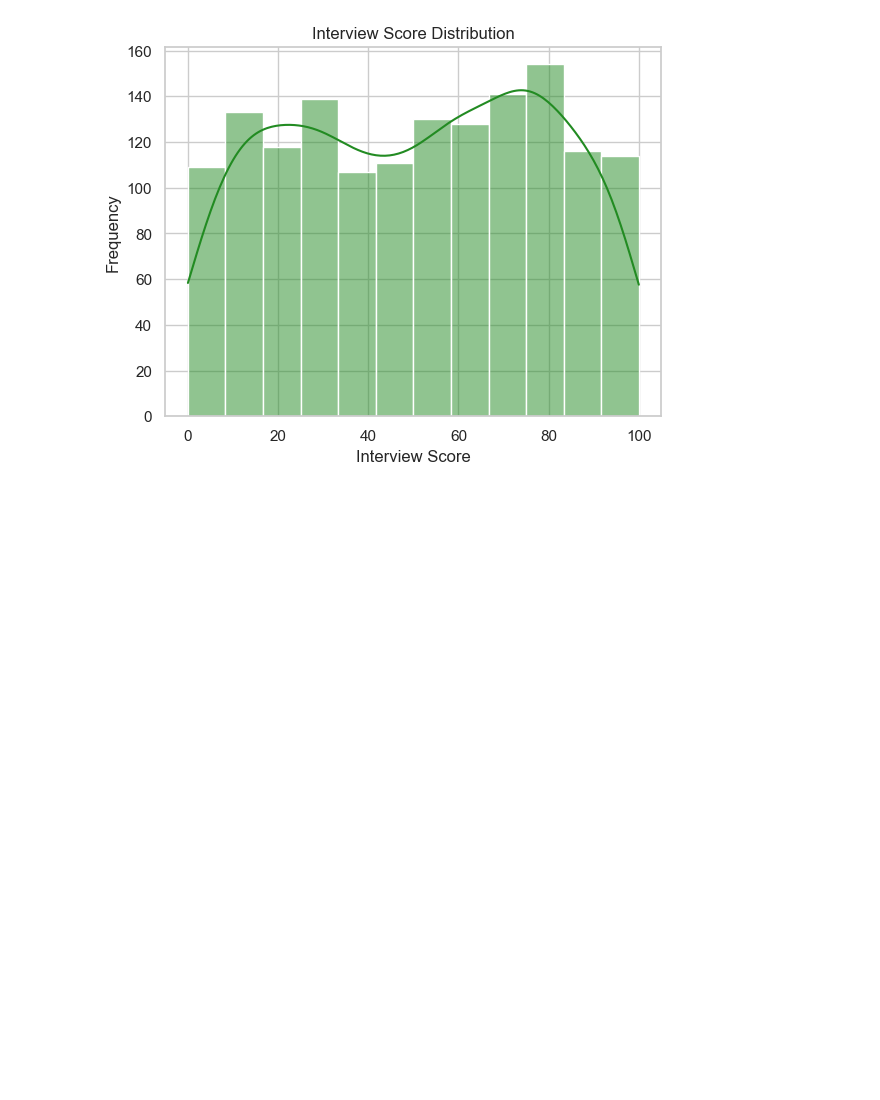
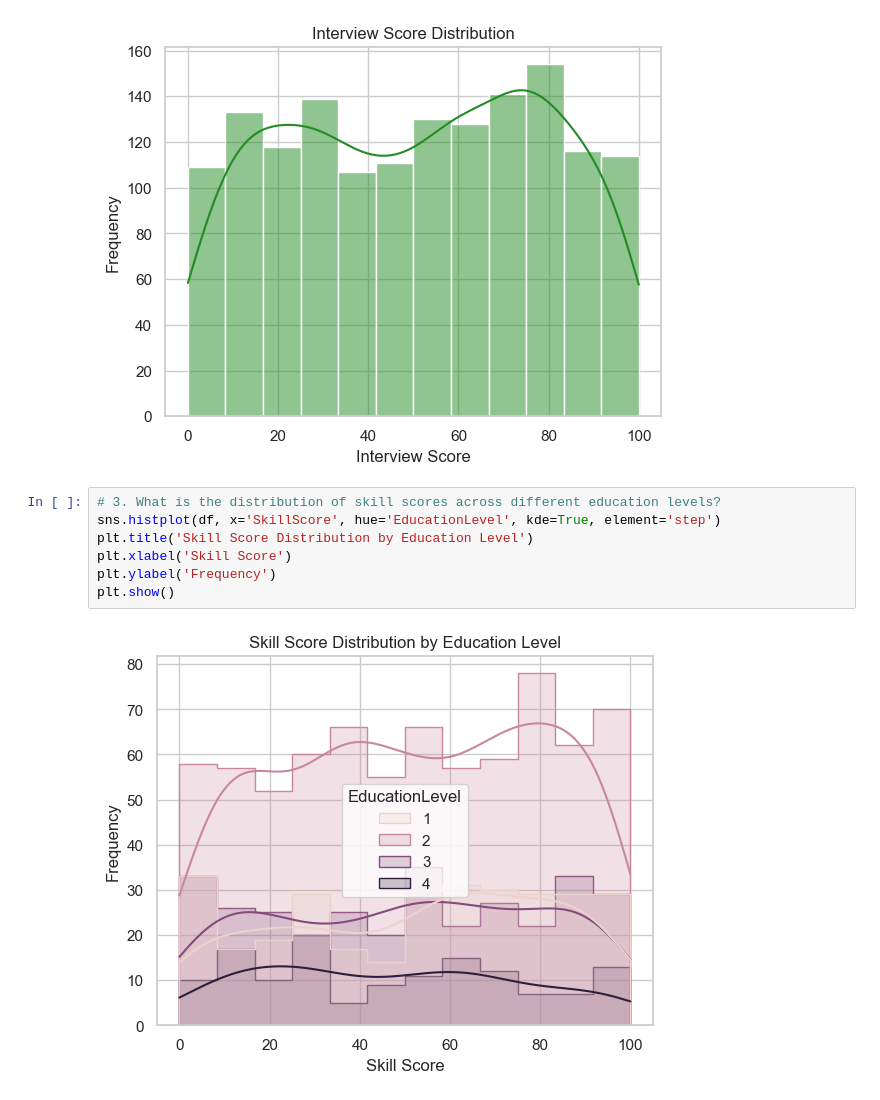
Before and after one commit to Eunnylans/Hiring--Analysis--Using--Linear--Regression, a Jupyter notebook: Predicting--Hiring--Decisions.ipynb, the cells around one changed output. Drawn from its saved outputs; the diff is of its cells as text; blank space fills up the shorter version.

```diff
--- a/Predicting--Hiring--Decisions.ipynb
+++ b/Predicting--Hiring--Decisions.ipynb
@@ -779,3 +779,12 @@ plt.ylabel('Frequency')
 plt.show()
 # %% [output]
 [figure]
+# %%
+# 3. What is the distribution of skill scores across different education levels?
+sns.histplot(df, x='SkillScore', hue='EducationLevel', kde=True, element='step')
+plt.title('Skill Score Distribution by Education Level')
+plt.xlabel('Skill Score')
+plt.ylabel('Frequency')
+plt.show()
+# %% [output]
+[figure, added]
```
Also changed, not shown: parts of 3 cells of this notebook.
